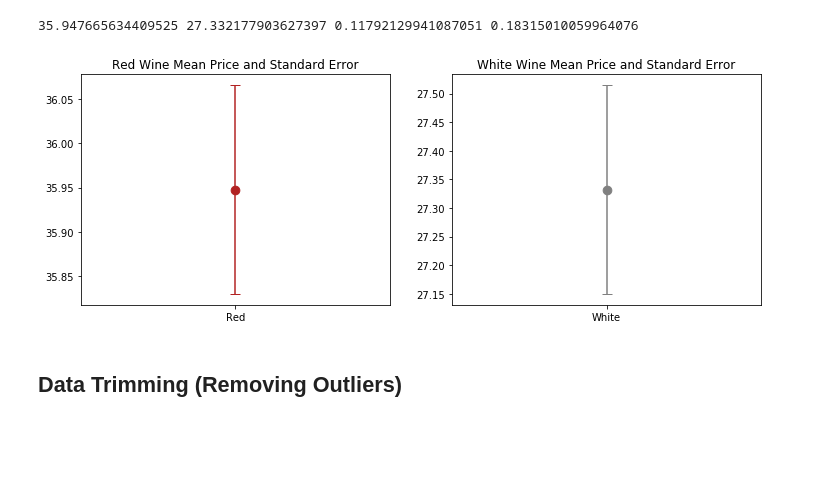
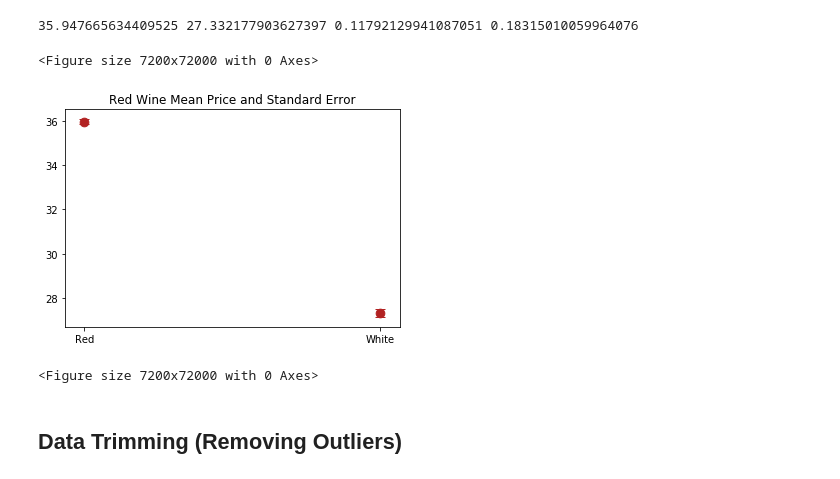
Before and after one commit to 06S197GT/SMU-Project-1, a Jupyter notebook: WineAnalysis.ipynb, the cells around one changed output. Saved outputs shown, nothing was run; the diff lists cells and outputs as text; code cells hidden in the pictures; blank space fills up the shorter version.

Commit message:
clean graphs + misc regression fun

```diff
--- a/WineAnalysis.ipynb
+++ b/WineAnalysis.ipynb
@@ -505,16 +505,43 @@ print(red_price_mean,wht_price_mean,red_price_sem,wht_price_sem)
 35.947665634409525 27.332177903627397 0.11792129941087051 0.18315010059964076
 # %%
 #standard error plot -- POINT OUT THE DIFFERENCE IN AXIS; GOOD VIZ FOR T-TEST
-fig, (ax1, ax2) = plt.subplots(1, 2)
-ax1.scatter('Red',red_price_mean, marker = 'o', color = 'firebrick', s = 75)
-ax1.errorbar(0,red_price_mean, yerr = red_price_sem, color = 'firebrick', capsize = 5)
-ax1.set_title('Red Wine Mean Price and Standard Error')
-ax2.scatter('White', wht_price_mean, marker = 'o', color = 'grey', s = 75)
-ax2.errorbar(0,wht_price_mean, yerr = wht_price_sem, color = 'grey', capsize = 5)
-ax2.set_title('White Wine Mean Price and Standard Error')
-plt.subplots_adjust(bottom=0.1, right=1.7, top=0.9)
+
+##METHOD ONE
+
+# fig, (ax1, ax2) = plt.subplots(1,2)
+# ax1.scatter('Red',red_price_mean, marker = 'o', color = 'firebrick', s = 75)
+# ax1.errorbar(0,red_price_mean, yerr = red_price_sem, color = 'firebrick', capsize = 5)
+# ax1.set_title('Red Wine Mean Price and Standard Error')
+
+# ax2.scatter('White', wht_price_mean, marker = 'o', color = 'grey', s = 75)
+# ax2.errorbar(0,wht_price_mean, yerr = wht_price_sem, color = 'grey', capsize = 5)
+# ax2.set_title('White Wine Mean Price and Standard Error')
+# plt.subplots_adjust(bottom=0.1, right=1.7, top=0.9)
+
+# fig,ax1 = plt.subplots()
+# ##METHOD TWO
+# ax1.set_xlabel('Types of Wine')
+# ax1.set_ylabel('Avg Price - Red', color='firebrick')
+# ax1.scatter(0,red_price_mean, color='firebrick')
+# ax1.errorbar(0,red_price_mean, yerr = red_price_sem, color = 'firebrick', capsize = 5)
+# ax1.tick_params(axis='y', labelcolor='firebrick')
+
+# ax2=ax1.twinx()
+# ax2.set_ylabel('Avg Price - White', color= 'grey')
+# ax2.scatter(1, wht_price_mean, color= 'grey')
+# ax2.errorbar(1,wht_price_mean, yerr = wht_price_sem, color = 'grey', capsize = 5)
+# ax2.tick_params(axis='y', labelcolor='grey')
+
+##METHOD THREE
+plt.scatter(['Red','White'],[red_price_mean,wht_price_mean], marker = 'o', color = 'firebrick', s = 75)
+plt.errorbar(1,wht_price_mean, yerr = wht_price_sem, color = 'firebrick', capsize = 5)
+plt.errorbar(0,red_price_mean, yerr = red_price_sem, color = 'firebrick', capsize = 5)
+plt.title('Red Wine Mean Price and Standard Error')
+plt.figure(figsize = (100,1000))
 # %% [output]
+<Figure size 7200x72000 with 0 Axes>
-[figure, old version]
+[figure, new version]
+<Figure size 7200x72000 with 0 Axes>
 # %% [markdown]
 ## Data Trimming (Removing Outliers)
 # %%
```
Also changed, not shown: parts of 16 cells of this notebook.
